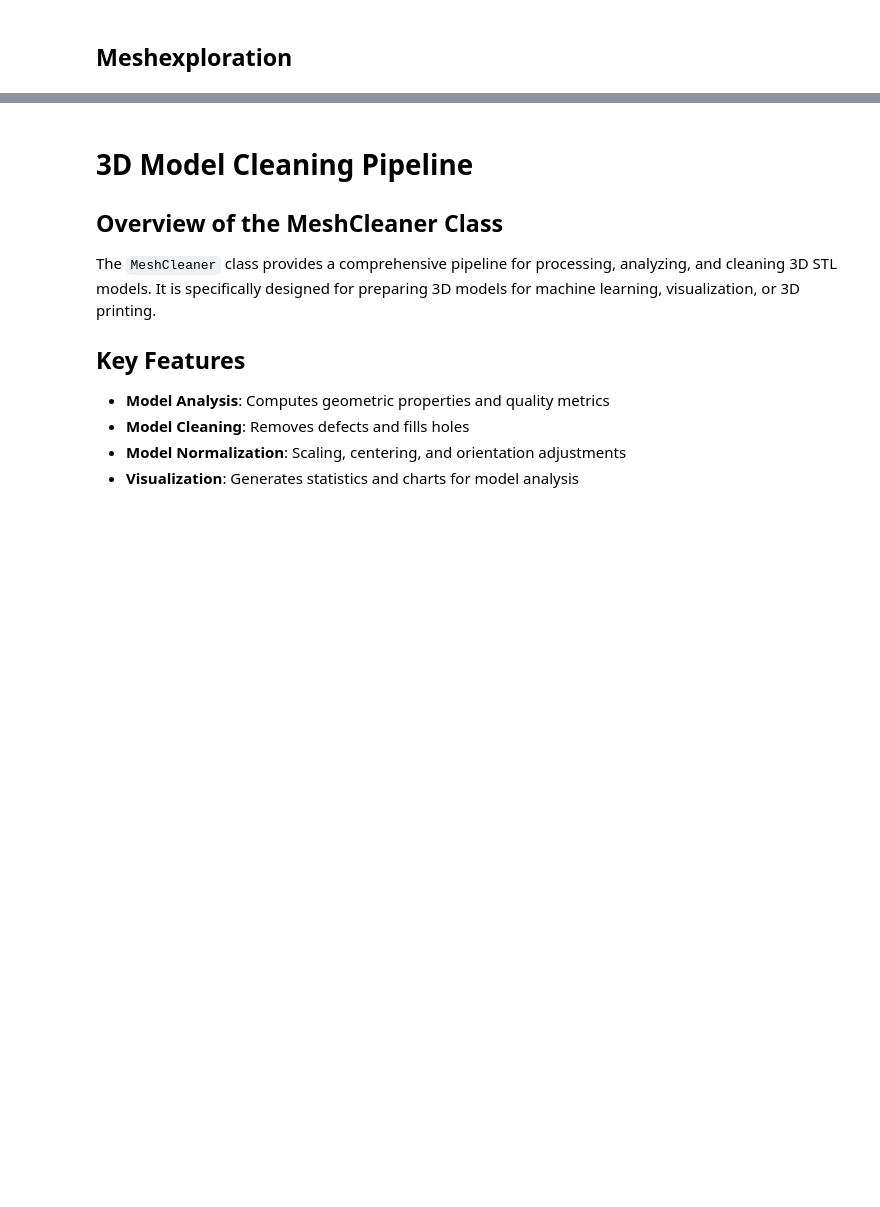
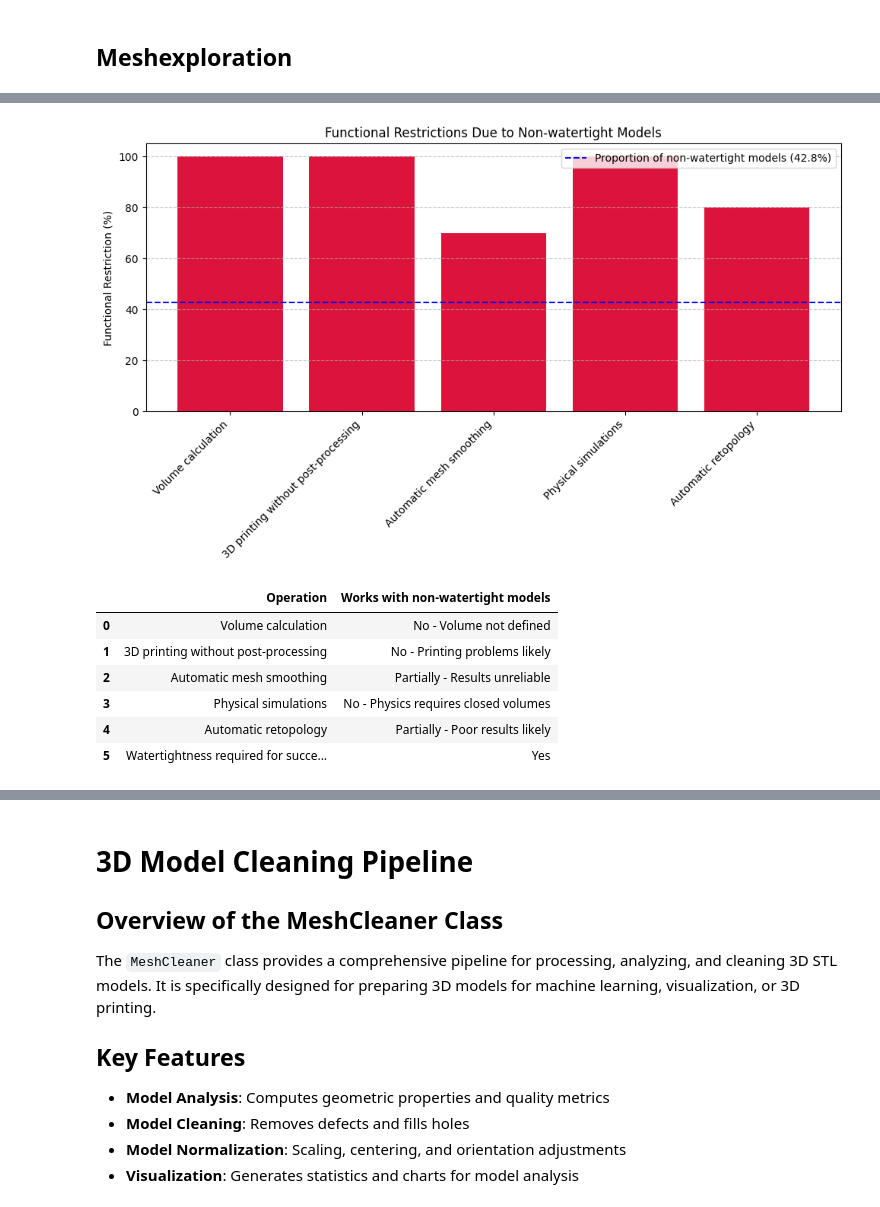
Before and after one commit to 3d-pollen-reconstruction/sequoia, a Jupyter notebook: notebooks/dataset_prep_exploration.ipynb, the cells around one changed output, grey strips where cells are left out. Saved outputs shown, nothing was run; the diff lists cells and outputs as text; code cells hidden in the pictures; blank space fills up the shorter version.

```diff
--- a/notebooks/dataset_prep_exploration.ipynb
+++ b/notebooks/dataset_prep_exploration.ipynb
@@ -24,0 +40,11 @@ Running exploratory analysis of 3D models...
+# %%
+analyzer.compute_implications_of_non_watertight(df_results)
+# %% [output]
+[figure, added]
+|  | Operation | Works with non-watertight models |
+| 0 | Volume calculation | No - Volume not defined |
+| 1 | 3D printing without post-processing | No - Printing problems likely |
+| 2 | Automatic mesh smoothing | Partially - Results unreliable |
+| 3 | Physical simulations | No - Physics requires closed volumes |
+| 4 | Automatic retopology | Partially - Poor results likely |
+| 5 | Watertightness required for succe... | Yes |
```
Also changed, not shown: parts of 9 cells of this notebook, 2 other files.
